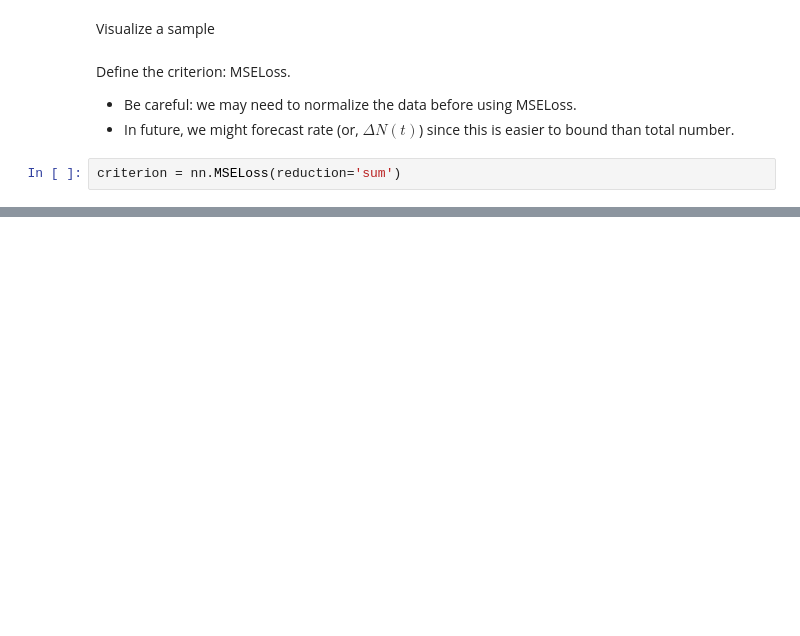
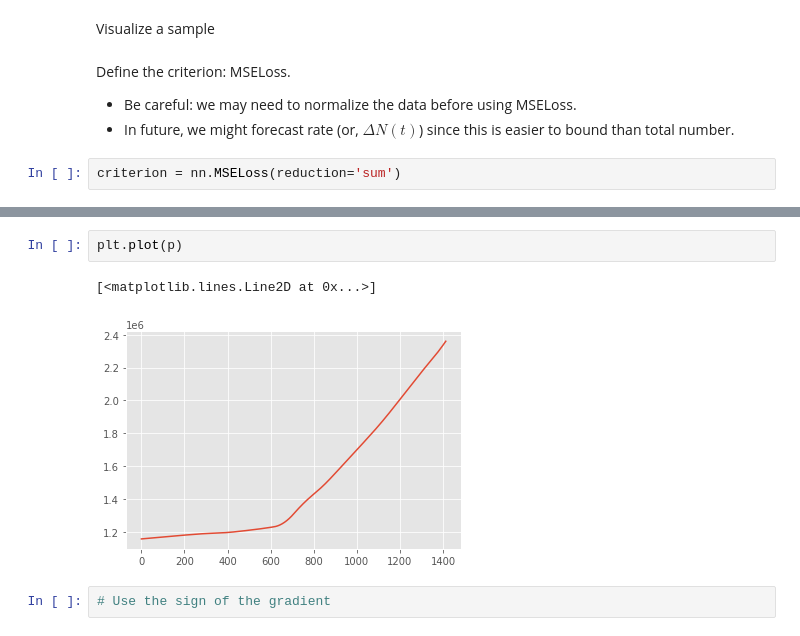
Before and after one commit to hanxiaokaka/Induced_seismic, a Jupyter notebook: notebooks/crs_model/003. prototype_gradient.ipynb, the cells around one changed output, grey strips where cells are left out. Drawn from its saved outputs; the diff is of its cells as text; blank space fills up the shorter version.

```diff
--- a/notebooks/crs_model/003. prototype_gradient.ipynb
+++ b/notebooks/crs_model/003. prototype_gradient.ipynb
@@ -214,0 +223,7 @@ torch.Size([1414])
+# %%
+plt.plot(p)
+# %% [output]
+[<matplotlib.lines.Line2D at 0x...>]
+[figure, added]
+# %%
+# Use the sign of the gradient
```
Also changed, not shown: parts of 14 cells of this notebook.
